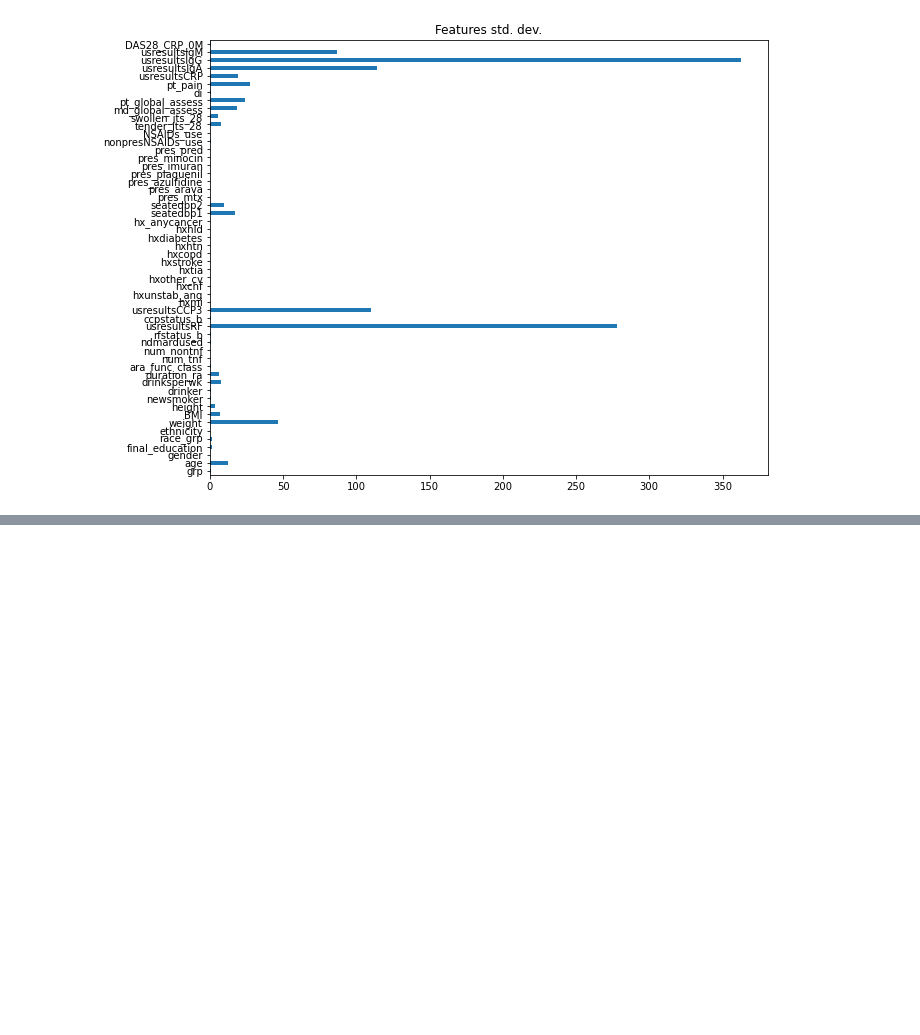
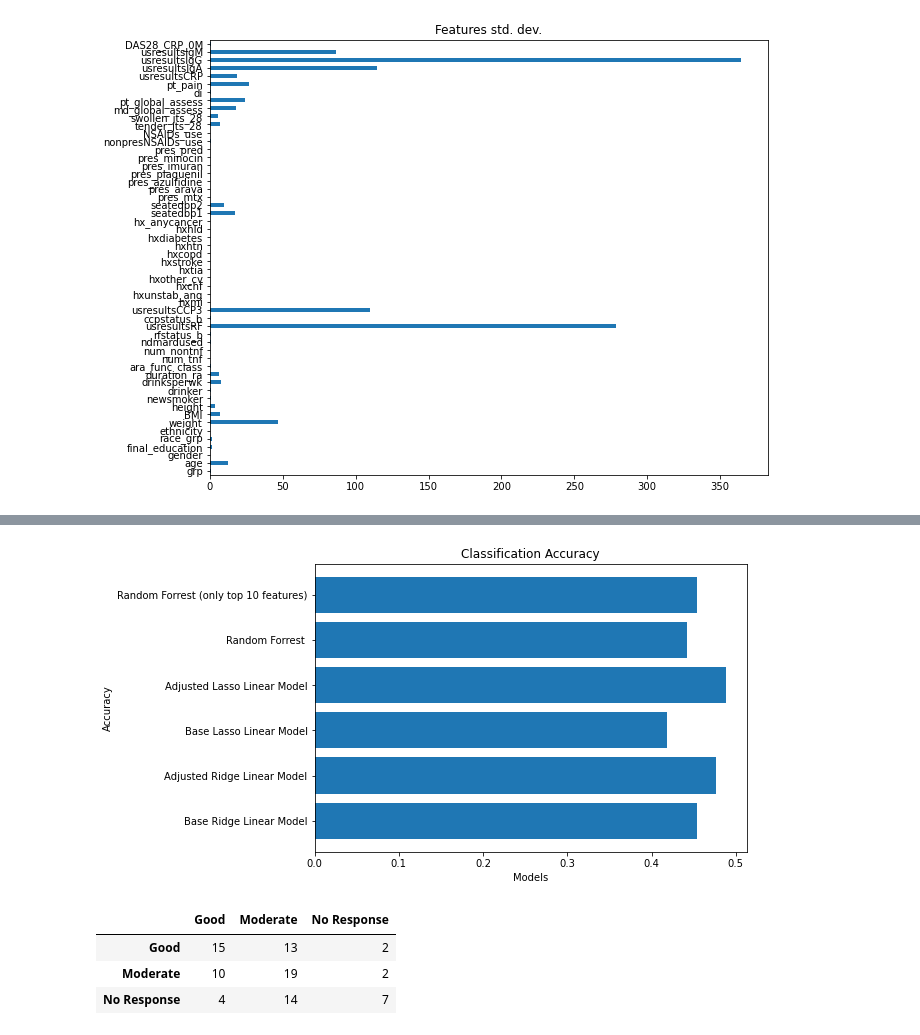
Before and after one commit to Gaskell-1206/Ensemble_DRP, a Jupyter notebook: ML_Model (Buz's Work)/feature_importance.ipynb, the cells around one changed output, grey strips where cells are left out. Saved outputs shown, nothing was run; the diff lists cells and outputs as text; code cells hidden in the pictures; blank space fills up the shorter version.

```diff
--- a/ML_Model (Buz's Work)/feature_importance.ipynb
+++ b/ML_Model (Buz's Work)/feature_importance.ipynb
@@ -176,0 +194,11 @@ classification
+# %%
+aml.plot_results('classification')
+# %% [output]
+[figure, added]
+# %%
+aml.confusion_matrix("Adjusted Ridge Linear Model")
+# %% [output]
+|  | Good | Moderate | No Response |
+| Good | 15 | 13 | 2 |
+| Moderate | 10 | 19 | 2 |
+| No Response | 4 | 14 | 7 |
```
Also changed, not shown: parts of 7 cells of this notebook, 1 other file.
